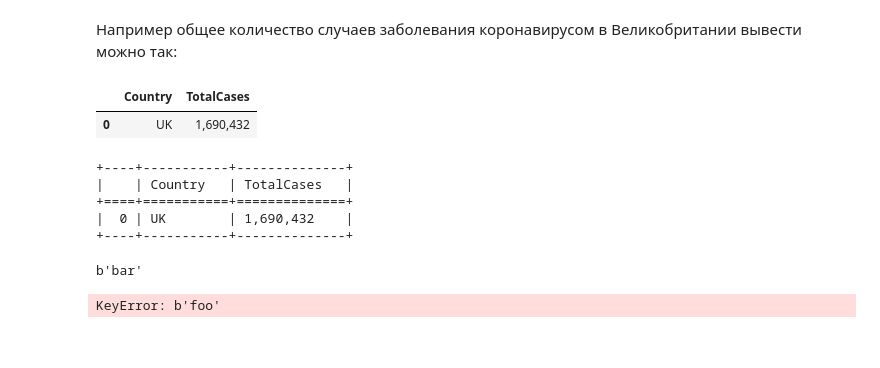
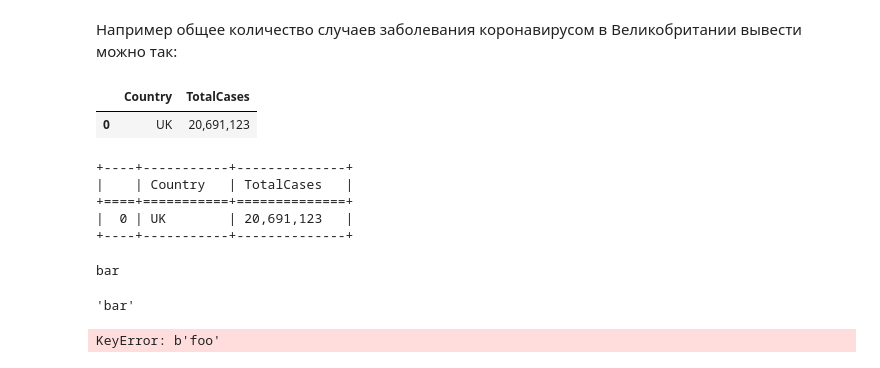
Before and after one commit to pileyan/DPO_python_2022, a Jupyter notebook: lect12_bot/bot.ipynb, the cells around one changed output. Cells and saved outputs as stored; diff of their text form; code cells hidden in the pictures.

```diff
--- a/lect12_bot/bot.ipynb
+++ b/lect12_bot/bot.ipynb
@@ -100,7 +121,7 @@ print(col2)
 А теперь пройдемся циклом по 9 колонкам, сгружая данные в список списков
 # %%
 field_list = []
-for i in range(9):
+for i in range(0,10):
     col = []
     col.append(rows[0].find_all('th')[i+1].get_text().strip()) # отдельно добавляем заголовок
     for row in rows[1:]: # начинаем со второго ряда таблицы, потому что 0 уже обработали выше
@@ -265,18 +286,18 @@ from tabulate import tabulate
 # %% [markdown]
 Например общее количество случаев заболевания коронавирусом в Великобритании вывести можно так:
 # %%
-df[['Country','TotalCases']][df['Country']=='UK'].reset_index(drop=True)
+df[df['Country']=='UK'][['Country','TotalCases']].reset_index(drop=True)
 # %% [output]
 |  | Country | TotalCases |
-| 0 | UK | 1,690,432 |
+| 0 | UK | 20,691,123 |
 # %%
-x = df[['Country','TotalCases']][df['Country']=='UK'].reset_index(drop=True)
+x = df[df['Country']=='UK'][['Country','TotalCases']].reset_index(drop=True)
 print(tabulate(x, headers = x.columns, tablefmt="grid"))
 # %% [output]
 +----+-----------+--------------+
 |    | Country   | TotalCases   |
 +====+===========+==============+
-|  0 | UK        | 1,690,432    |
+|  0 | UK        | 20,691,123   |
 +----+-----------+--------------+
 # %%
 !pip install semidbm
@@ -285,10 +306,15 @@ import semidbm
 # %%
 db = semidbm.open('testdb', 'c')
 db['foo'] = 'bar'
-print(db['foo'])
+print(db['foo'].decode())
 db.close()
 # %% [output]
-b'bar'
+bar
+# %%
+db = semidbm.open('testdb', 'c')
+db['foo'].decode()
+# %% [output]
+'bar'
 # %%
 db = semidbm.open('testdb', 'c')
 del db['foo']
```
Also changed, not shown: parts of 16 cells of this notebook, 5 other files.
